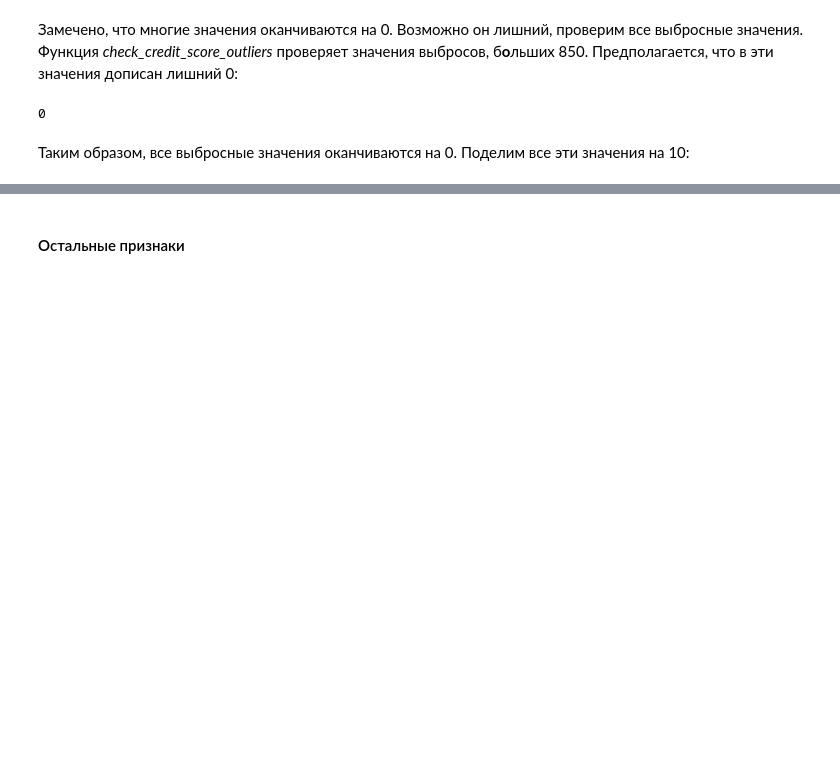
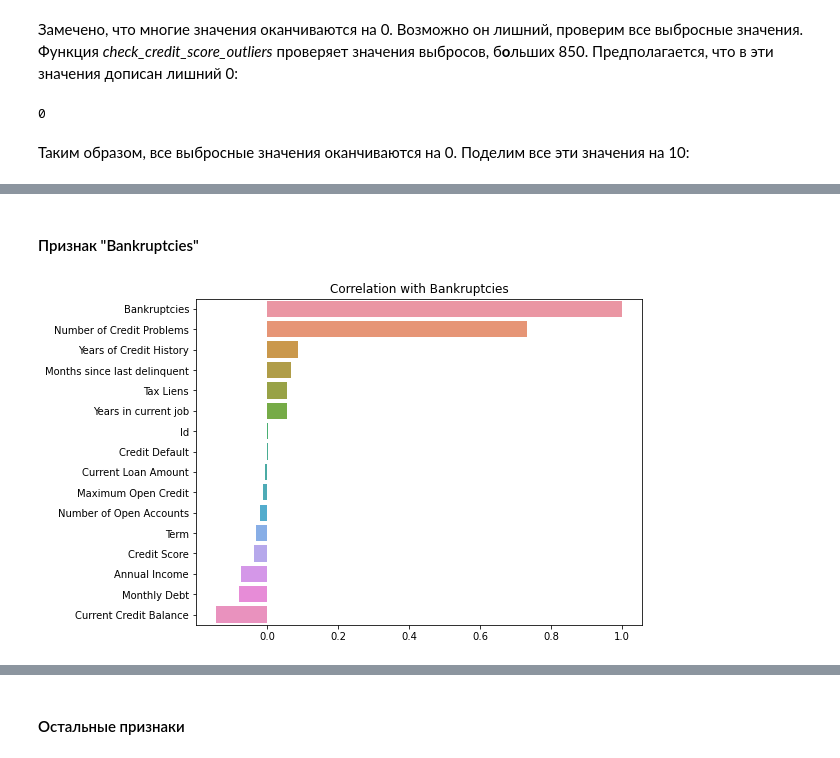
Before and after one commit to damkh/gb_py_data_sci_2020-07-20, a Jupyter notebook: course_project/DB_Khamadiyarov_Course_project_v5-Copy3_delout.ipynb, the cells around one changed output, grey strips where cells are left out. Cells and saved outputs as stored; diff of their text form; code cells hidden in the pictures; blank space fills up the shorter version.

```diff
--- a/course_project/DB_Khamadiyarov_Course_project_v5-Copy3_delout.ipynb
+++ b/course_project/DB_Khamadiyarov_Course_project_v5-Copy3_delout.ipynb
@@ -893,0 +531,6 @@ train_full.loc[(train_full["Credit Score"] > 850 ), "Credit Score"].count()
+# %% [markdown]
+#### Признак "Bankruptcies"
+# %%
+feature_corr_plot('Bankruptcies')
+# %% [output]
+[figure, added]
```
Also changed, not shown: parts of 191 cells of this notebook, 8 other files.
